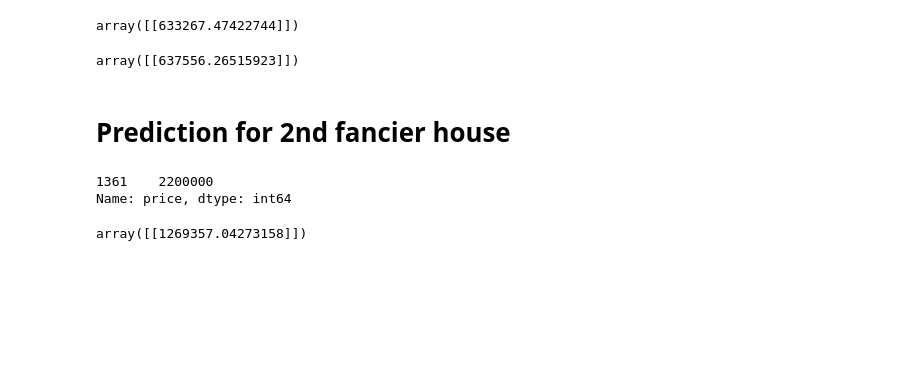
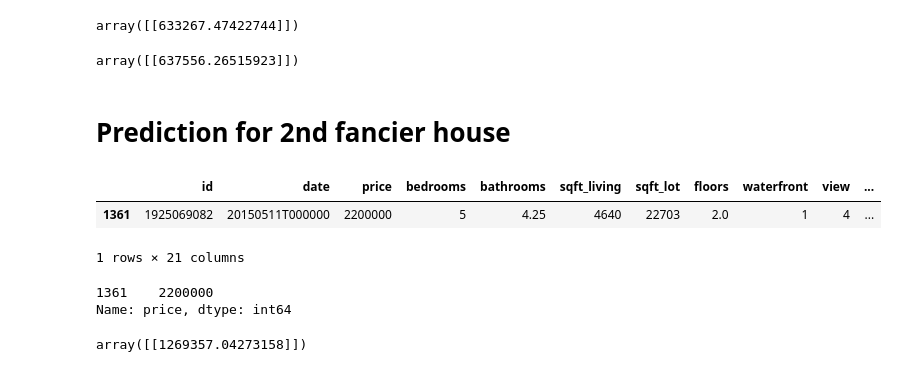
Before and after one commit to sameermahajan/MLWorkshop, a Jupyter notebook: 1. Regression/Seattle House Sales.ipynb, the cells around one changed output. Saved outputs shown, nothing was run; the diff lists cells and outputs as text; code cells hidden in the pictures; blank space fills up the shorter version.

```diff
--- a/1. Regression/Seattle House Sales.ipynb
+++ b/1. Regression/Seattle House Sales.ipynb
@@ -3,7 +3,7 @@ import pandas as pd
 # %% [markdown]
 # Load house sales data
 # %%
-sales = pd.read_csv('house_sales.csv')
+sales = pd.read_csv('seattle_house_sales.csv')
 # %% [markdown]
 # Inspect loaded data
 # %%
@@ -121,6 +121,12 @@ array([[637556.26515923]])
 # Prediction for 2nd fancier house
 # %%
 house2 = sales[sales.id.isin(['1925069082'])]
+# %%
+house2
+# %% [output]
+|  | id | date | price | bedrooms | bathrooms | sqft_living | sqft_lot | floors | waterfront | view | ... |
+| 1361 | 1925069082 | 20150511T000000 | 2200000 | 5 | 4.25 | 4640 | 22703 | 2.0 | 1 | 4 | ... |
+1 rows × 21 columns
 # %%
 house2['price']
 # %% [output]
```
Also changed, not shown: 1 other file.
